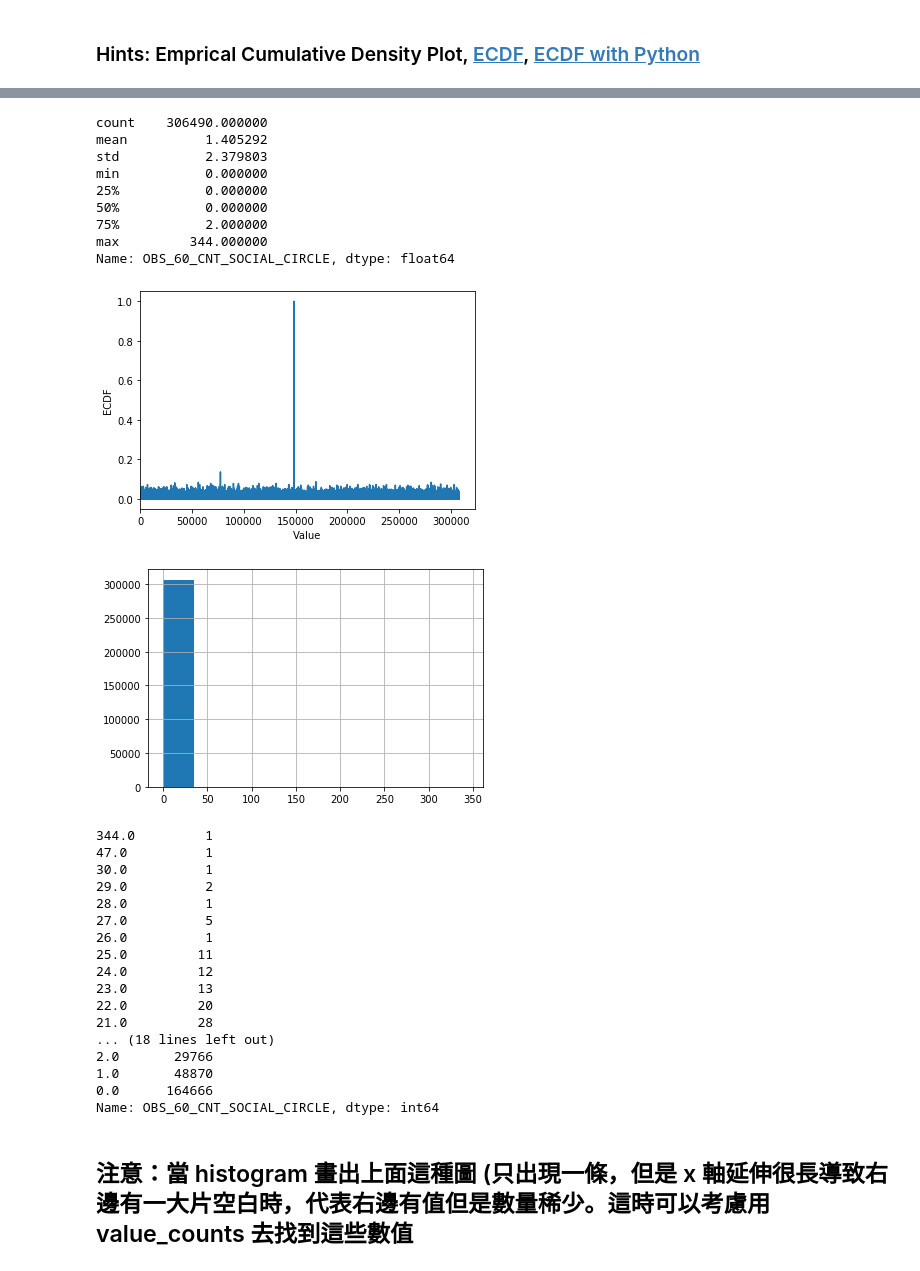
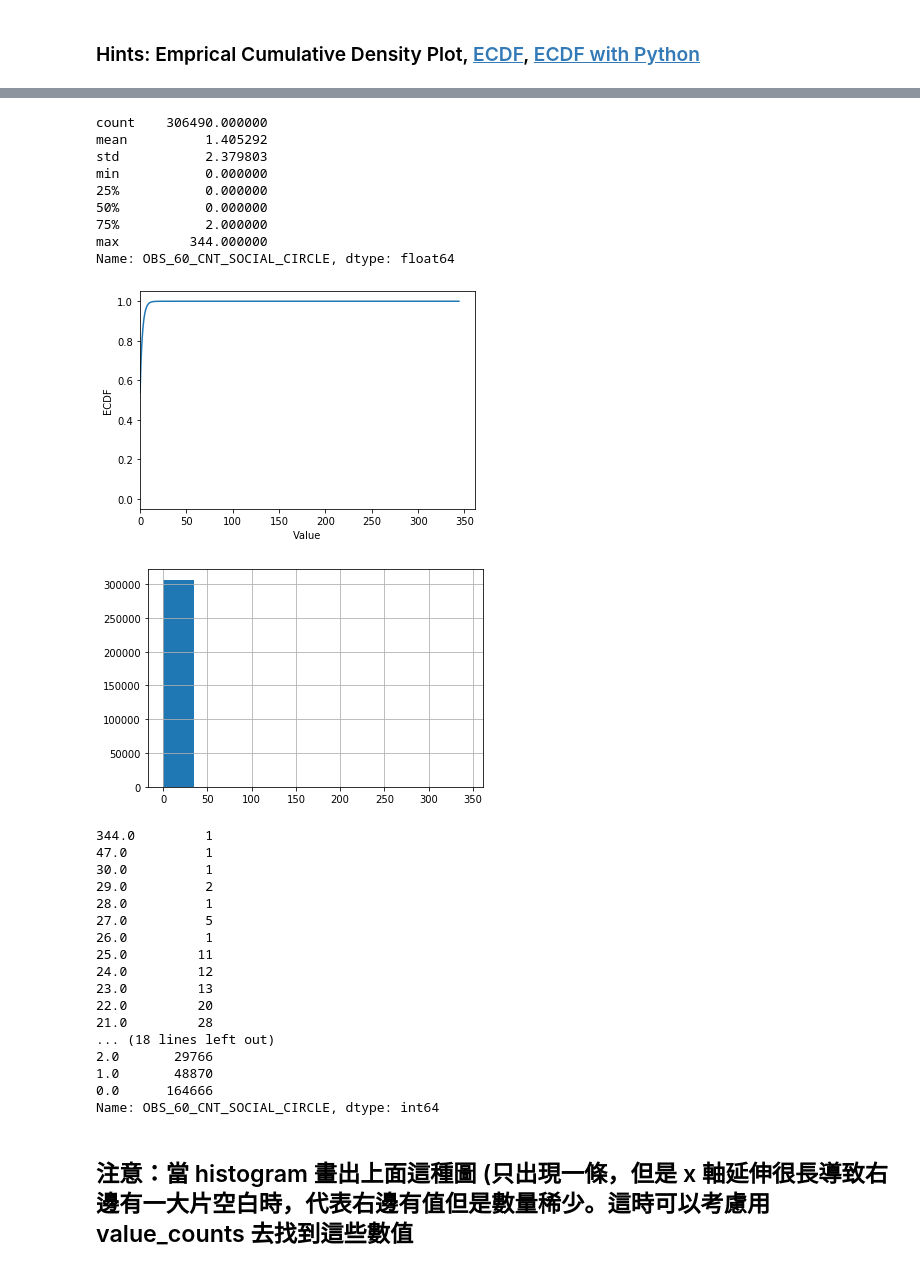
Before and after one commit to Benson80404051/1st-DL-CVMarathon, a Jupyter notebook: Day_009_HW.ipynb, the cells around one changed output, grey strips where cells are left out. Cells and saved outputs as stored; diff of their text form; code cells hidden in the pictures.

```diff
--- a/Day_009_HW.ipynb
+++ b/Day_009_HW.ipynb
@@ -290,35 +287,35 @@ Name: REGION_POPULATION_RELATIVE, Length: 81, dtype: int64
 # %%
 # 最大值落在分布之外
 print(app_train['OBS_60_CNT_SOCIAL_CIRCLE'].describe())
 
 # 繪製 Empirical Cumulative Density Plot (ECDF)
 '''
 Your Code Here
 '''
-cdf = app_train['OBS_60_CNT_SOCIAL_CIRCLE']
+cdf = app_train.OBS_60_CNT_SOCIAL_CIRCLE.value_counts().sort_index().cumsum()
 
 
 plt.plot(list(cdf.index), cdf/cdf.max())
 plt.xlabel('Value')
 plt.ylabel('ECDF')
 plt.xlim([cdf.index.min() * 0.95, cdf.index.max() * 1.05])
 plt.ylim([-0.05,1.05]) # 限制顯示圖片的範圍
 plt.show()
 
 app_train['OBS_60_CNT_SOCIAL_CIRCLE'].hist()
 plt.show()
 print(app_train['OBS_60_CNT_SOCIAL_CIRCLE'].value_counts().sort_index(ascending = False))
 # %% [output]
 count    306490.000000
 mean          1.405292
 std           2.379803
 min           0.000000
 25%           0.000000
 50%           0.000000
 75%           2.000000
 max         344.000000
 Name: OBS_60_CNT_SOCIAL_CIRCLE, dtype: float64
-[figure, old version]
+[figure, new version]
 [figure]
 344.0         1
 47.0          1
```
Also changed, not shown: parts of 13 cells of this notebook.
